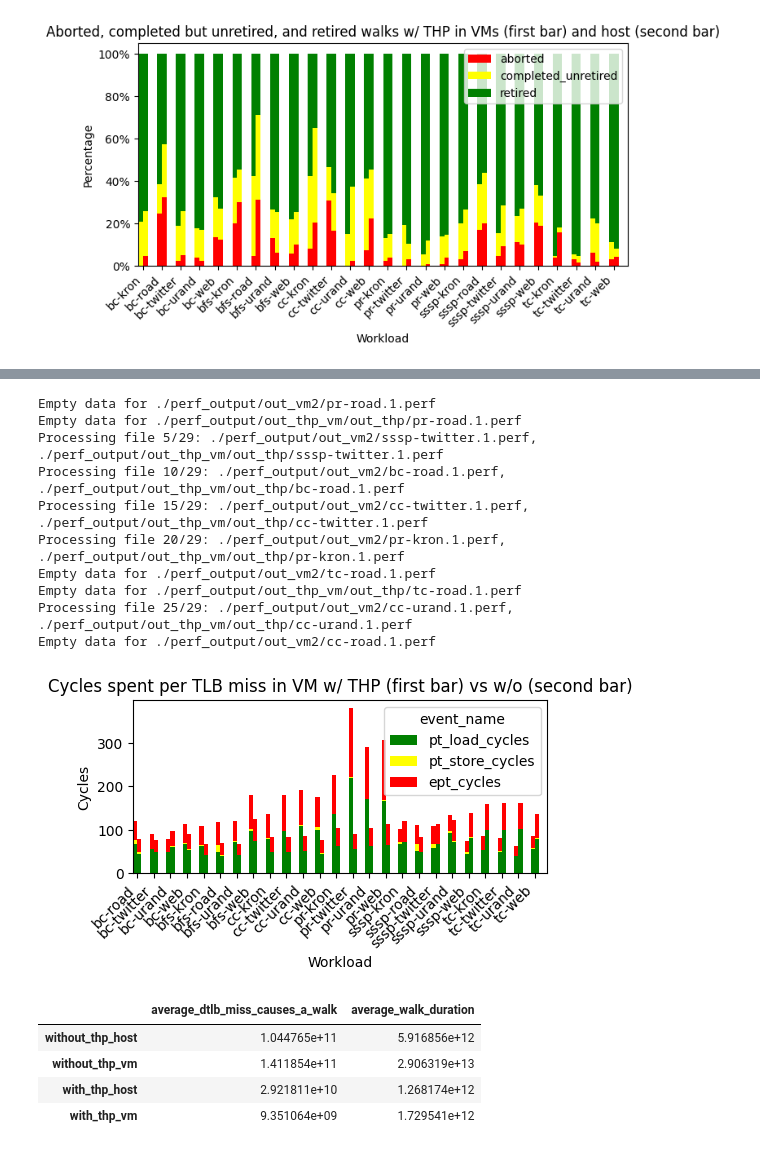
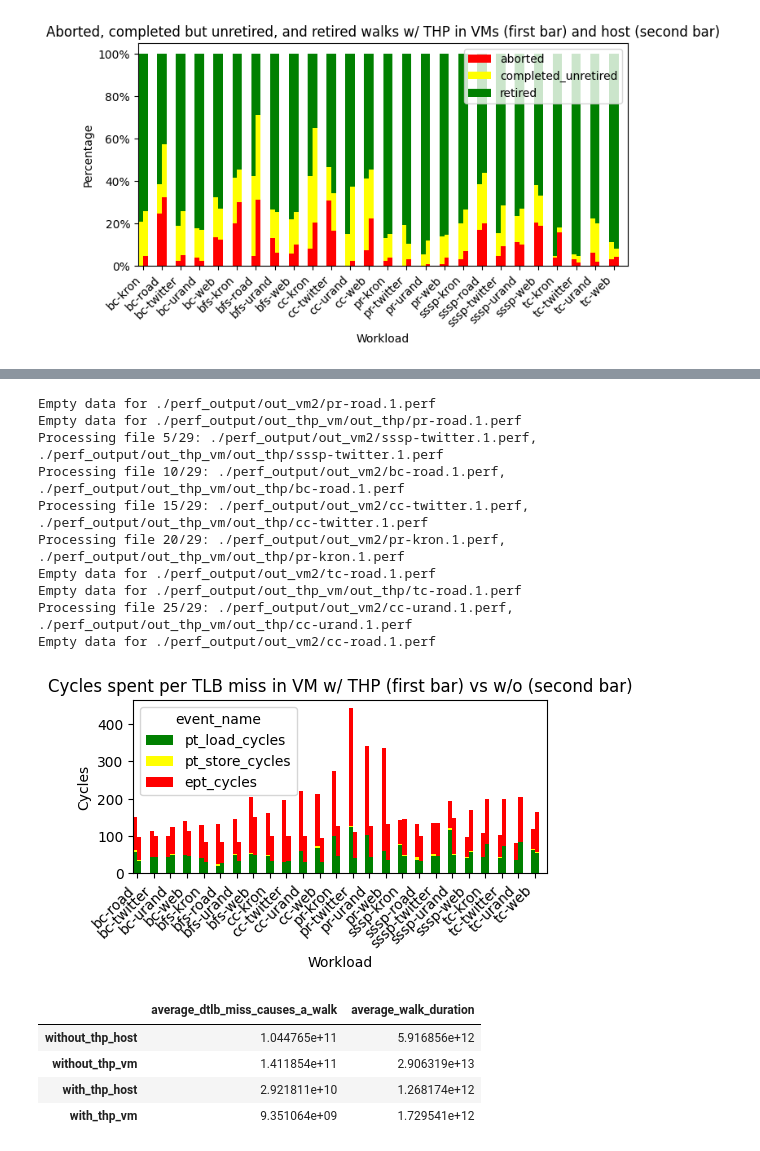
Before and after one commit to andrewmilas10/PMUAddressTranslationResearch, a Jupyter notebook: Gapbs_scripts/gapbs_thp_graphs.ipynb, the cells around one changed output, grey strips where cells are left out. Saved outputs shown, nothing was run; the diff lists cells and outputs as text; code cells hidden in the pictures.

```diff
--- a/Gapbs_scripts/gapbs_thp_graphs.ipynb
+++ b/Gapbs_scripts/gapbs_thp_graphs.ipynb
@@ -261,44 +263,45 @@ df = final_df.loc[workloads_with_both_vms]
 df.fillna(0, inplace=True)
 
 final_df = df.copy()
-final_df['pt_load_cycles'] = df['dtlb_load_misses.walk_duration:u']  / df['dtlb_load_misses.miss_causes_a_walk:u']
-final_df['pt_store_cycles'] = df['dtlb_store_misses.walk_duration:u'] / df['dtlb_load_misses.miss_causes_a_walk:u']
-final_df['ept_cycles'] = df['ept.walk_cycles:u'] / df['dtlb_load_misses.miss_causes_a_walk:u']
-# final_df['cycles'] = df['cycles:u'] / df['dtlb_load_misses.miss_causes_a_walk:u']
-# final_df['cycles'] = final_df['cycles'].apply(lambda x: min(x, 600))  # Max out at 600
+load_misses = df['dtlb_load_misses.walk_duration:u']
+store_misses = df['dtlb_store_misses.walk_duration:u']
+total_misses = load_misses + store_misses
+final_df['pt_load_cycles'] = (df['dtlb_load_misses.walk_duration:u'] - df['ept.walk_cycles:u'] * (load_misses / total_misses)) / df['dtlb_load_misses.miss_causes_a_walk:u'] * 2
+final_df['pt_store_cycles'] = (df['dtlb_store_misses.walk_duration:u'] - df['ept.walk_cycles:u'] * (store_misses / total_misses)) / df['dtlb_load_misses.miss_causes_a_walk:u'] * 2
+final_df['ept_cycles'] = df['ept.walk_cycles:u'] / df['dtlb_load_misses.miss_causes_a_walk:u'] * 2
 final_df = final_df[['pt_load_cycles', 'pt_store_cycles', 'ept_cycles']]
 # final_df = final_df[['pt_load_cycles', 'pt_store_cycles']]
 # ax = final_df.plot(kind='bar', stacked=True, figsize=(20, 10), color=['green', 'yellow', 'red', 'orange'])
 ax = final_df.plot(kind='bar', stacked=True, figsize=(5, 3), color=['green', 'yellow', 'red'])
 
 plt.ylabel('Cycles')
 plt.xlabel('Workload')
 plt.xticks(range(0, len(workloads_with_both_vms)*2, 2), workloads_with_both_vms, rotation=45, ha='right')
 plt.tight_layout()
 
 # Remove spacing between every other bar
 for i, patch in enumerate(ax.patches):
     if i % 2 == 1:
         patch.set_width(0.5)
         patch.set_x(patch.get_x() - 0.75)
     if i % 2 == 0:
         patch.set_width(0.5)
         patch.set_x(patch.get_x() - 0.25)
 
 plt.title("Cycles spent per TLB miss in VM w/ THP (first bar) vs w/o (second bar)")
 plt.show()
 # %% [output]
 Empty data for ./perf_output/out_vm2/pr-road.1.perf
 Empty data for ./perf_output/out_thp_vm/out_thp/pr-road.1.perf
 Processing file 5/29: ./perf_output/out_vm2/sssp-twitter.1.perf, ./perf_output/out_thp_vm/out_thp/sssp-twitter.1.perf
 Processing file 10/29: ./perf_output/out_vm2/bc-road.1.perf, ./perf_output/out_thp_vm/out_thp/bc-road.1.perf
 Processing file 15/29: ./perf_output/out_vm2/cc-twitter.1.perf, ./perf_output/out_thp_vm/out_thp/cc-twitter.1.perf
 Processing file 20/29: ./perf_output/out_vm2/pr-kron.1.perf, ./perf_output/out_thp_vm/out_thp/pr-kron.1.perf
 Empty data for ./perf_output/out_vm2/tc-road.1.perf
 Empty data for ./perf_output/out_thp_vm/out_thp/tc-road.1.perf
 Processing file 25/29: ./perf_output/out_vm2/cc-urand.1.perf, ./perf_output/out_thp_vm/out_thp/cc-urand.1.perf
 Empty data for ./perf_output/out_vm2/cc-road.1.perf
-[figure, old version]
+[figure, new version]
 # %%
 def read_perf_data(filepath, events):
     try:
```
Also changed, not shown: parts of 1 cell of this notebook, 5 other files.
